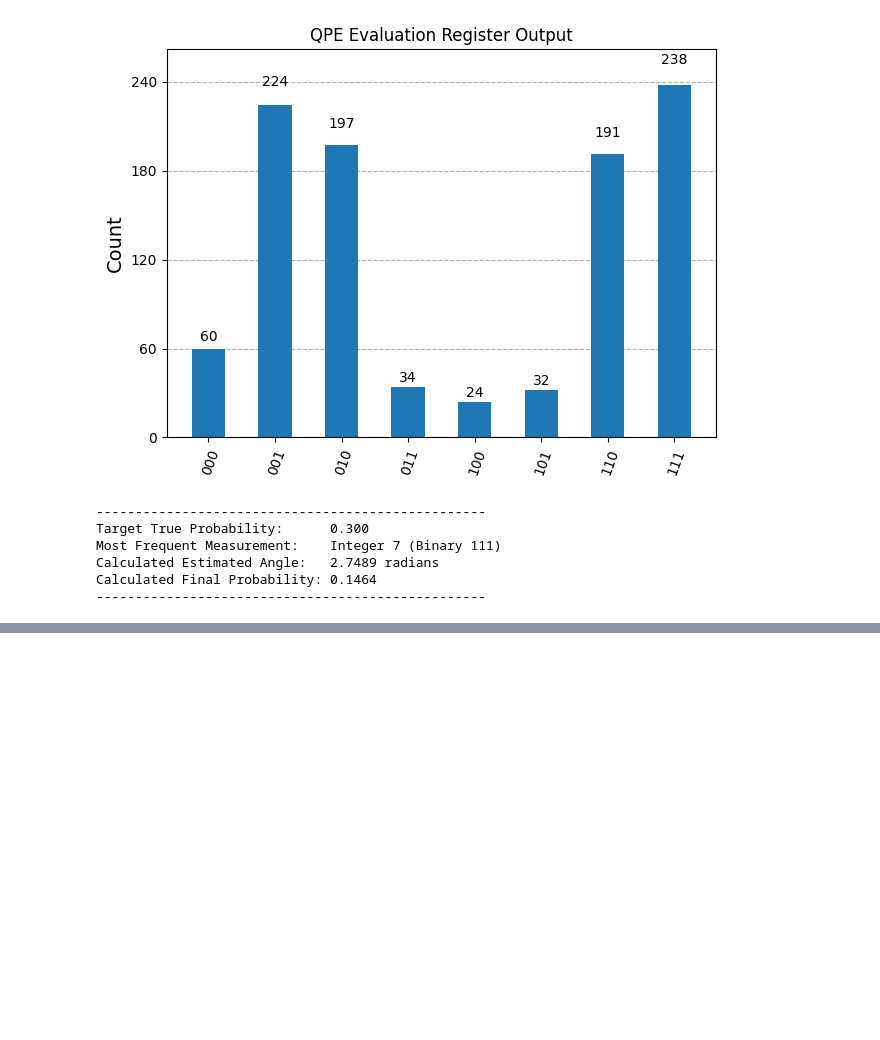
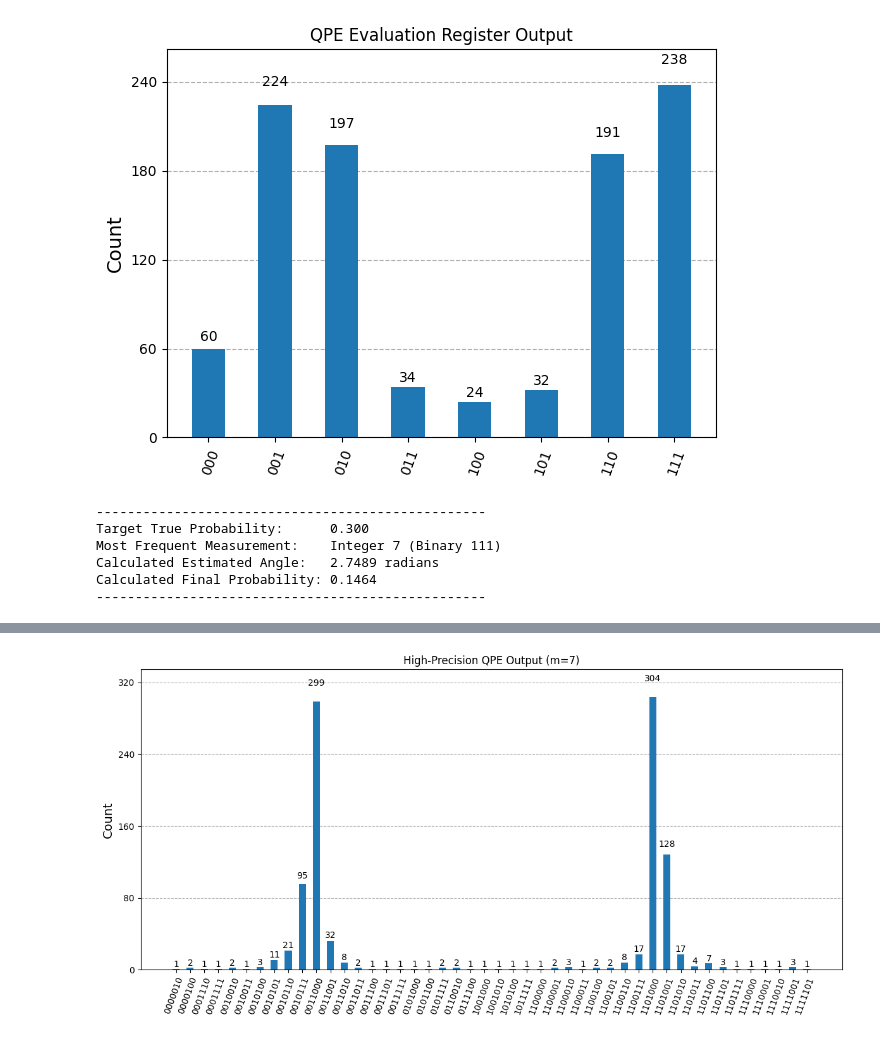
Before and after one commit to csianturi/Quantum-Amplitude-Estimation, a Jupyter notebook: QAE.ipynb, the cells around one changed output, grey strips where cells are left out. Cells and saved outputs as stored; diff of their text form; code cells hidden in the pictures; blank space fills up the shorter version.

Commit message:
Added precision 7
added a new cell that uses 7 bits in the eval register

```diff
--- a/QAE.ipynb
+++ b/QAE.ipynb
@@ -135,3 +135,90 @@ Most Frequent Measurement:    Integer 7 (Binary 111)
 Calculated Estimated Angle:   2.7489 radians
 Calculated Final Probability: 0.1464
 --------------------------------------------------
+# %%
+import numpy as np
+from qiskit import QuantumCircuit, QuantumRegister, ClassicalRegister
+from qiskit.circuit.library import GroverOperator, QFT
+from qiskit_aer import AerSimulator
+from qiskit import transpile
+from qiskit.visualization import plot_histogram
+import matplotlib.pyplot as plt
+
+# ==========================================
+# PART 1: REBUILD THE CORE OPERATORS
+# ==========================================
+target_probability = 0.30
+theta = np.arcsin(np.sqrt(target_probability))
+
+# 1. State Preparation (A)
+A_operator = QuantumCircuit(1, name='A')
+A_operator.ry(2 * theta, 0)
+
+# 2. Oracle (Flagging the Hit State)
+oracle = QuantumCircuit(1, name='Oracle')
+oracle.z(0)
+
+# 3. Grover Operator (Q)
+Q_operator = GroverOperator(oracle=oracle, state_preparation=A_operator)
+
+# ==========================================
+# PART 2: BUILD THE HIGH-PRECISION PIPELINE
+# ==========================================
+m = 7  # 128 tick marks
+
+qr = QuantumRegister(m + 1, 'q')
+cr = ClassicalRegister(m, 'c')
+qc_high_res = QuantumCircuit(qr, cr)
+
+qr_eval = list(range(m))
+qr_obj = m
+
+# Step 1: State Preparation
+qc_high_res.append(A_operator, [qr_obj])
+
+# Step 2: Superposition of Evaluation Qubits
+qc_high_res.h(qr_eval)
+
+# Step 3: Controlled Grover Operations (Phase Kickback)
+for k in range(m):
+    power = 2**k
+    c_Q = Q_operator.power(power).control(1)
+    qc_high_res.append(c_Q, [k, qr_obj])
+
+# Step 4: Inverse QFT
+iqft = QFT(num_qubits=m, inverse=True, do_swaps=True).to_gate()
+iqft.name = "IQFT"
+qc_high_res.append(iqft, qr_eval)
+
+# Step 5: Measurement
+qc_high_res.measure(qr_eval, cr)
+
+# ==========================================
+# PART 3: EXECUTE AND ANALYZE
+# ==========================================
+print(f"Transpiling and simulating {m}-qubit circuit. This may take a few seconds...")
+simulator = AerSimulator()
+compiled_circuit = transpile(qc_high_res, simulator)
+
+shots = 1000
+job = simulator.run(compiled_circuit, shots=shots)
+result = job.result()
+counts = result.get_counts()
+
+# Calculate math on the highest peak
+most_frequent_bitstring = max(counts, key=counts.get)
+measured_integer = int(most_frequent_bitstring, 2)
+
+estimated_theta = (measured_integer * np.pi) / (2**m)
+estimated_probability = np.sin(estimated_theta)**2
+
+print("\n--- HIGH PRECISION RESULTS ---")
+print(f"Target True Probability:      0.3000")
+print(f"Most Frequent Measurement:    Integer {measured_integer} (Binary {most_frequent_bitstring})")
+print(f"Calculated Estimated Angle:   {estimated_theta:.4f} radians")
+print(f"Calculated Final Probability: {estimated_probability:.4f}")
+print("------------------------------")
+
+# Display the high-resolution histogram
+display(plot_histogram(counts, title="High-Precision QPE Output (m=7)", figsize=(12, 6)))
+# %% [output]
@@ -137,0 +233 @@ Calculated Final Probability: 0.1464
+[figure, added]
```
Also changed, not shown: parts of 1 cell of this notebook.
